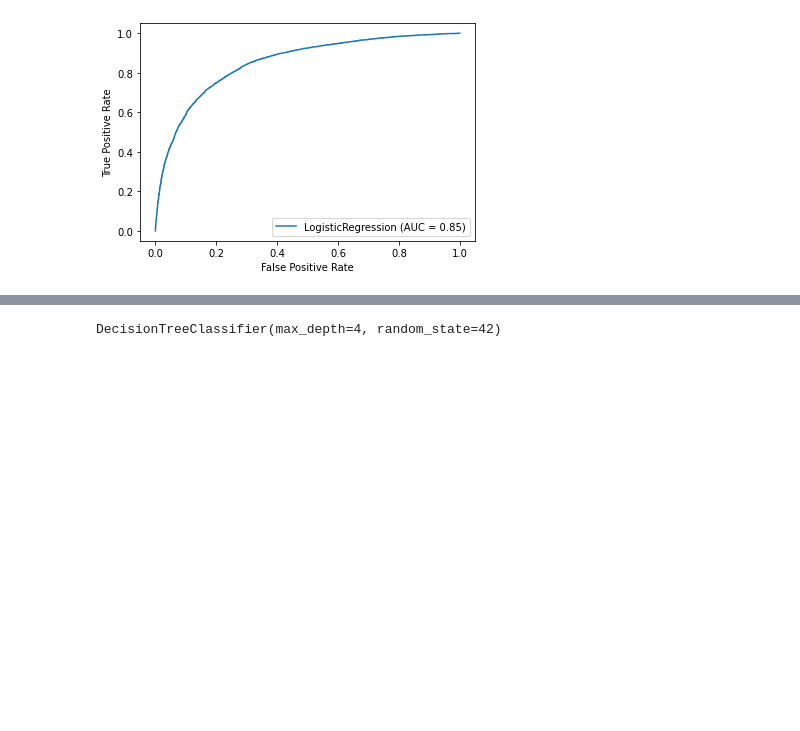
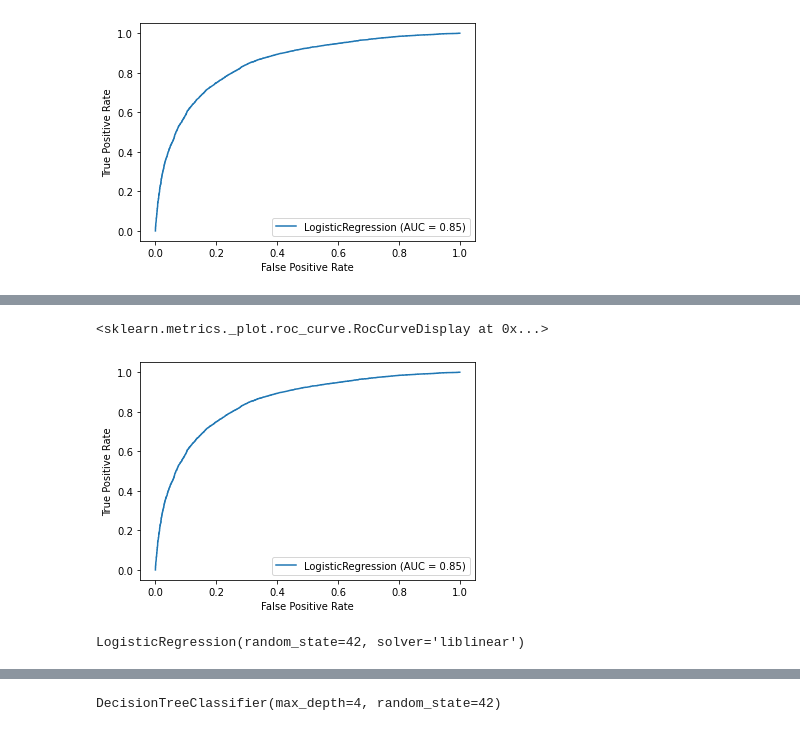
Before and after one commit to likej82/Probability-of-Receiving-Seasonal-Flu-Vaccination-Based-Off-Demographic, a Jupyter notebook: Wesnotebook.ipynb, the cells around one changed output, grey strips where cells are left out. Cells and saved outputs as stored; diff of their text form; code cells hidden in the pictures; blank space fills up the shorter version.

```diff
--- a/Wesnotebook.ipynb
+++ b/Wesnotebook.ipynb
@@ -1360,0 +1400,10 @@ Name: 21946, dtype: float64
+# %%
+plot_roc_curve(logreg_model, X_train_scaled, y_train)
+# %% [output]
+<sklearn.metrics._plot.roc_curve.RocCurveDisplay at 0x...>
+[figure, added]
+# %%
+logreg_model = LogisticRegression(random_state=42, solver="liblinear")
+logreg_model.fit(X_train, y_train)
+# %% [output]
+LogisticRegression(random_state=42, solver='liblinear')
```
Also changed, not shown: parts of 14 cells of this notebook.
